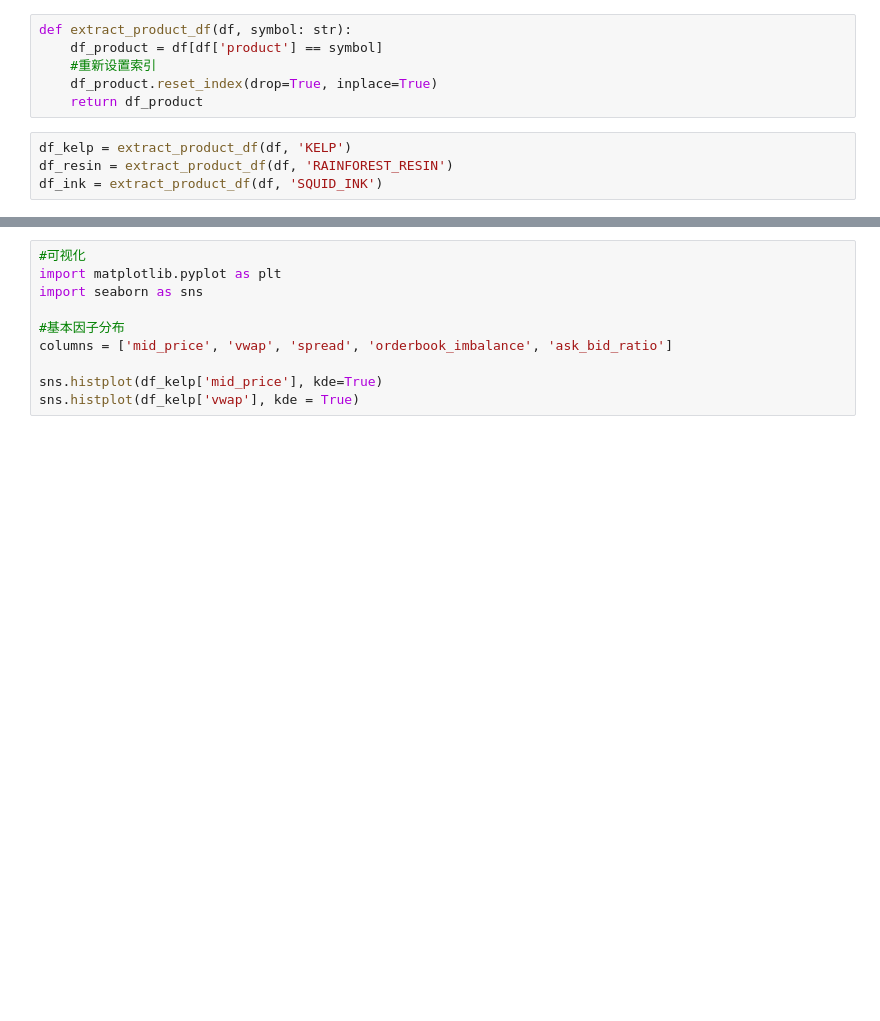
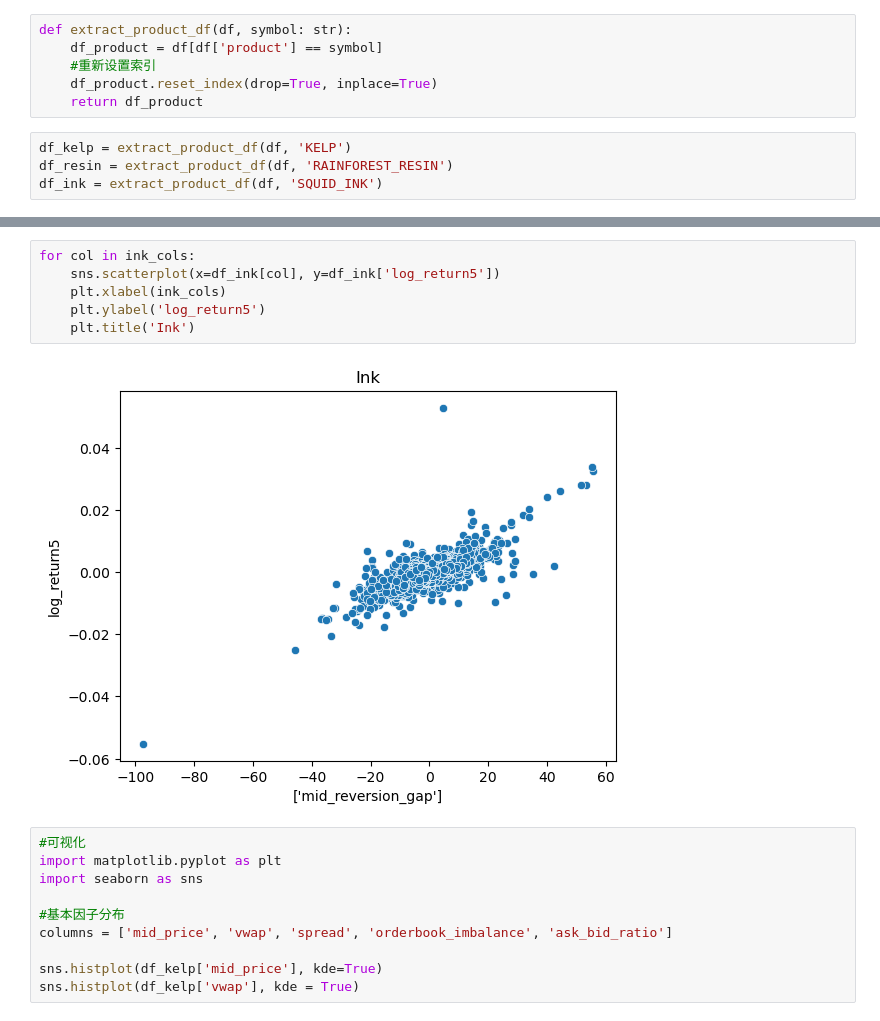
Before and after one commit to IMC-Prosperity-Granite-Flow/IMC_Prosperity3_GraniteFlow, a Jupyter notebook: src/analysis/round1/price_round.ipynb, the cells around one changed output, grey strips where cells are left out. Saved outputs shown, nothing was run; the diff lists cells and outputs as text; blank space fills up the shorter version.

```diff
--- a/src/analysis/round1/price_round.ipynb
+++ b/src/analysis/round1/price_round.ipynb
@@ -128,3 +200,11 @@ print(df_ink)
+# %%
+for col in ink_cols:
+    sns.scatterplot(x=df_ink[col], y=df_ink['log_return5'])
+    plt.xlabel(ink_cols)
+    plt.ylabel('log_return5')
+    plt.title('Ink')
+# %% [output]
+[figure, added]
 # %%
 #可视化
 import matplotlib.pyplot as plt
```
Also changed, not shown: parts of 19 cells of this notebook, 5 other files.
